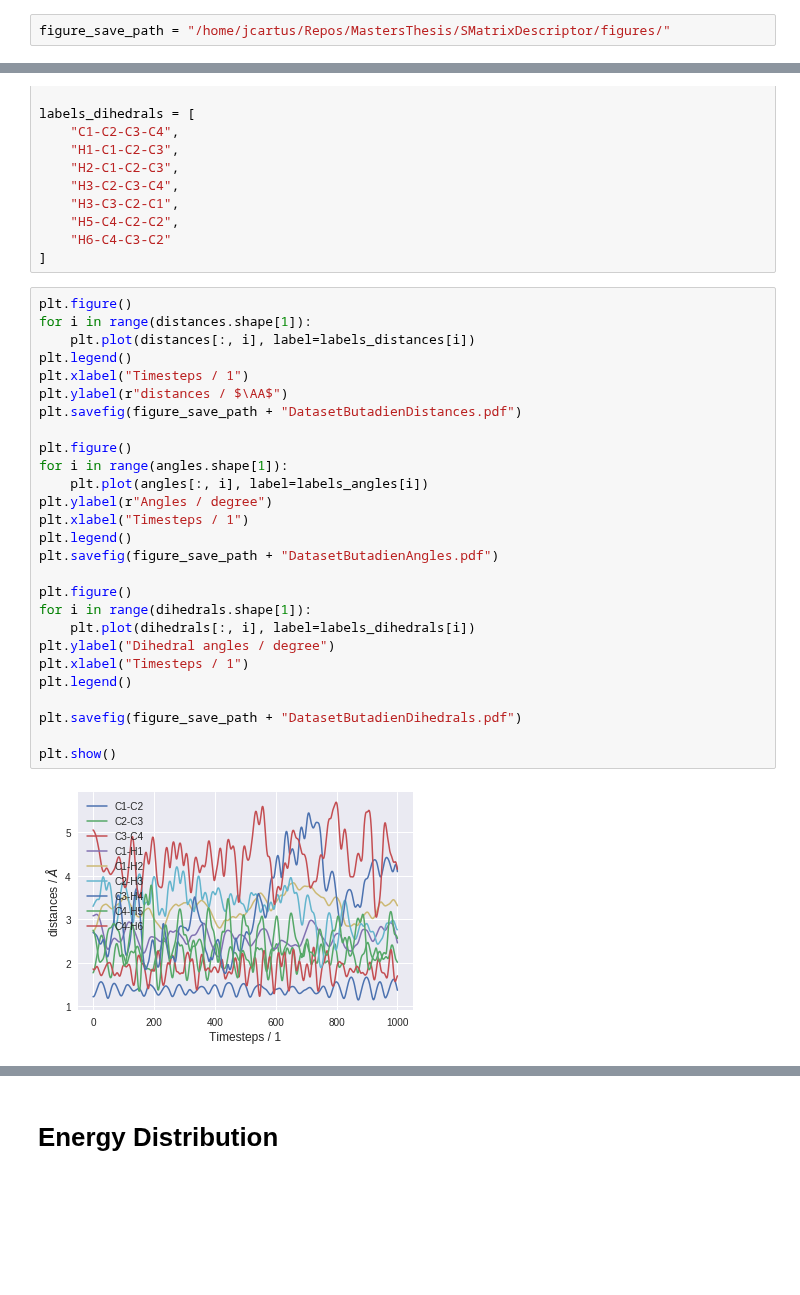
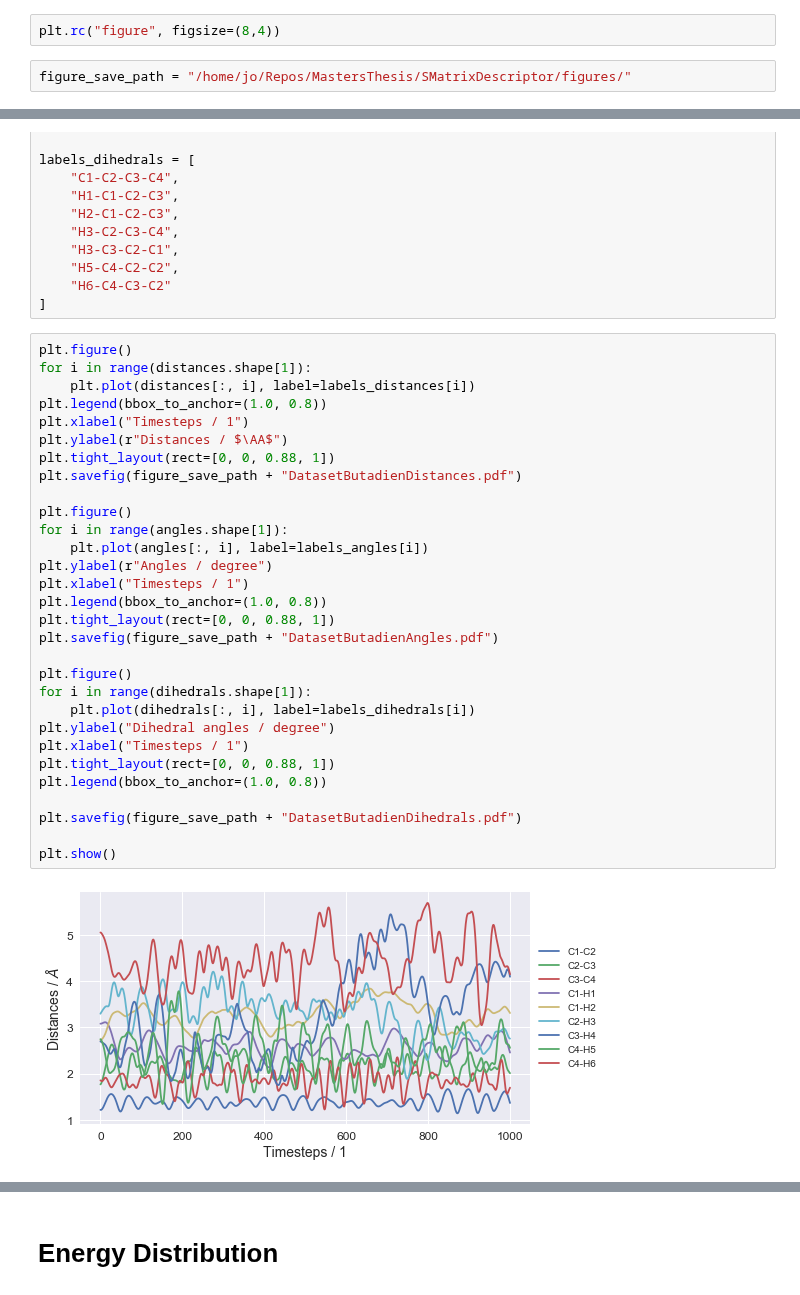
Before and after one commit to jcartus/SCFInitialGuess, a Jupyter notebook: thesis/notebooks/SMatrix/Dataset.ipynb, the cells around one changed output, grey strips where cells are left out. Saved outputs shown, nothing was run; the diff lists cells and outputs as text; blank space fills up the shorter version.

Commit message:
CHG: updated plots to have better format.

```diff
--- a/thesis/notebooks/SMatrix/Dataset.ipynb
+++ b/thesis/notebooks/SMatrix/Dataset.ipynb
@@ -5,8 +5,10 @@ import matplotlib.pyplot as plt
 from os.path import join
 
 plt.style.use(["seaborn", "thesis"])
+# %%
+plt.rc("figure", figsize=(8,4))
 # %%
-figure_save_path = "/home/jcartus/Repos/MastersThesis/SMatrixDescriptor/figures/"
+figure_save_path = "/home/jo/Repos/MastersThesis/SMatrixDescriptor/figures/"
 # %% [markdown]
 # Fetch the Dataset
 # %%
@@ -76,29 +78,32 @@ labels_dihedrals = [
 # %%
 plt.figure()
 for i in range(distances.shape[1]):
     plt.plot(distances[:, i], label=labels_distances[i])
-plt.legend()
+plt.legend(bbox_to_anchor=(1.0, 0.8))
 plt.xlabel("Timesteps / 1")
-plt.ylabel(r"distances / $\AA$")
+plt.ylabel(r"Distances / $\AA$")
+plt.tight_layout(rect=[0, 0, 0.88, 1])
 plt.savefig(figure_save_path + "DatasetButadienDistances.pdf")
 
 plt.figure()
 for i in range(angles.shape[1]):
     plt.plot(angles[:, i], label=labels_angles[i])
 plt.ylabel(r"Angles / degree")
 plt.xlabel("Timesteps / 1")
-plt.legend()
+plt.legend(bbox_to_anchor=(1.0, 0.8))
+plt.tight_layout(rect=[0, 0, 0.88, 1])
 plt.savefig(figure_save_path + "DatasetButadienAngles.pdf")
 
 plt.figure()
 for i in range(dihedrals.shape[1]):
     plt.plot(dihedrals[:, i], label=labels_dihedrals[i])
 plt.ylabel("Dihedral angles / degree")
 plt.xlabel("Timesteps / 1")
-plt.legend()
+plt.tight_layout(rect=[0, 0, 0.88, 1])
+plt.legend(bbox_to_anchor=(1.0, 0.8))
 
 plt.savefig(figure_save_path + "DatasetButadienDihedrals.pdf")
 
 plt.show()
 # %% [output]
-[figure, old version]
+[figure, new version]
```
Also changed, not shown: parts of 3 cells of this notebook.
